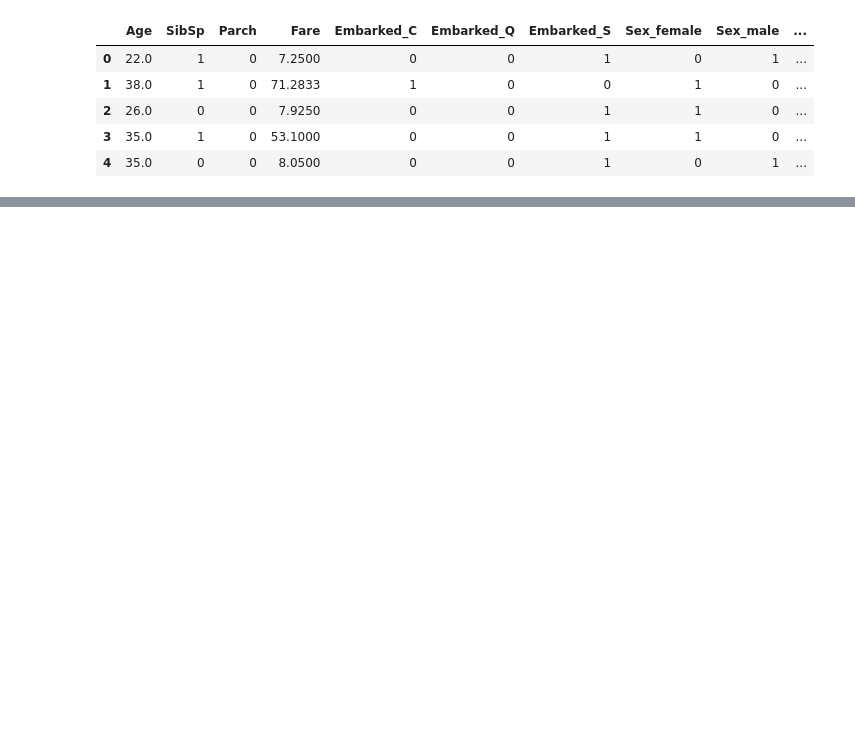
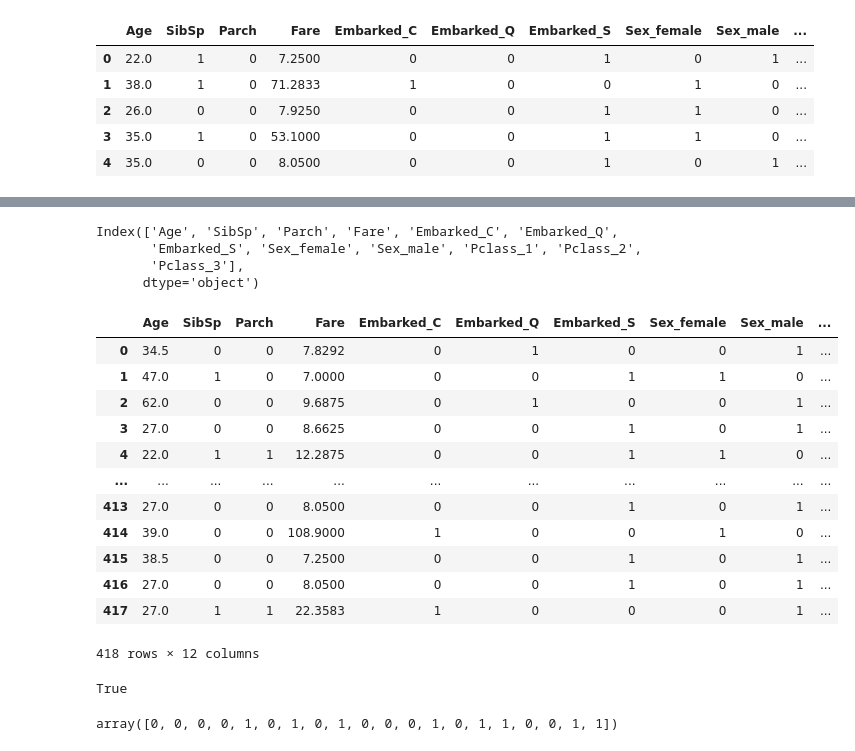
Before and after one commit to abhivadali13/titanic-ML, a Jupyter notebook: titanic_script.ipynb, the cells around one changed output, grey strips where cells are left out. Cells and saved outputs as stored; diff of their text form; code cells hidden in the pictures; blank space fills up the shorter version.

Commit message:
preprocessed test dataset, made predictions using logistic regression, created submission file

```diff
--- a/titanic_script.ipynb
+++ b/titanic_script.ipynb
@@ -709,0 +726,5 @@ df_test.head()
+# %%
+#filling in the missing values for the Age column with the median Age (we won't be using the Cabin column)
+#filling in the missing values for the Fare column with the mean Fare
+df_test['Age'].fillna(df_test['Age'].median(), inplace=True)
+df_test['Fare'].fillna(df_test['Fare'].mean(), inplace=True)
@@ -710,2 +752,11 @@ df_test.head()
 # %%
 #one hot encoding the features in the test dataset to mimic the X_train dataset
+test_embarked_one_hot = pd.get_dummies(df_test['Embarked'], prefix = 'Embarked')
+test_sex_one_hot = pd.get_dummies(df_test['Sex'], prefix = 'Sex')
+test_pclass_one_hot = pd.get_dummies(df_test['Pclass'], prefix = 'Pclass')
+# %%
+#combining the one hot encoded features with the original test dataset
+df_test = pd.concat([df_test,
+                  test_embarked_one_hot,
+                  test_sex_one_hot,
+                  test_pclass_one_hot], axis=1)
@@ -711,0 +773,26 @@ df_test.head()
+# %%
+#creating an array with the columns from X_train that are desired
+targeted_test_columns = X_train.columns
+targeted_test_columns
+# %% [output]
+Index(['Age', 'SibSp', 'Parch', 'Fare', 'Embarked_C', 'Embarked_Q',
+       'Embarked_S', 'Sex_female', 'Sex_male', 'Pclass_1', 'Pclass_2',
+       'Pclass_3'],
+      dtype='object')
+# %%
+#viewing the test dataframe with only the selected feature
+df_test[targeted_test_columns]
+# %% [output]
+|  | Age | SibSp | Parch | Fare | Embarked_C | Embarked_Q | Embarked_S | Sex_female | Sex_male | ... |
+| 0 | 34.5 | 0 | 0 | 7.8292 | 0 | 1 | 0 | 0 | 1 | ... |
+| 1 | 47.0 | 1 | 0 | 7.0000 | 0 | 0 | 1 | 1 | 0 | ... |
+| 2 | 62.0 | 0 | 0 | 9.6875 | 0 | 1 | 0 | 0 | 1 | ... |
+| 3 | 27.0 | 0 | 0 | 8.6625 | 0 | 0 | 1 | 0 | 1 | ... |
+| 4 | 22.0 | 1 | 1 | 12.2875 | 0 | 0 | 1 | 1 | 0 | ... |
+| ... | ... | ... | ... | ... | ... | ... | ... | ... | ... | ... |
+| 413 | 27.0 | 0 | 0 | 8.0500 | 0 | 0 | 1 | 0 | 1 | ... |
+| 414 | 39.0 | 0 | 0 | 108.9000 | 1 | 0 | 0 | 1 | 0 | ... |
+| 415 | 38.5 | 0 | 0 | 7.2500 | 0 | 0 | 1 | 0 | 1 | ... |
+| 416 | 27.0 | 0 | 0 | 8.0500 | 0 | 0 | 1 | 0 | 1 | ... |
+| 417 | 27.0 | 1 | 1 | 22.3583 | 1 | 0 | 0 | 0 | 1 | ... |
+418 rows × 12 columns
@@ -711,0 +804,10 @@ df_test.head()
+# %%
+#checking if the test_predictions array is the same length as the test dataset
+len(test_predictions) == len(df_test)
+# %% [output]
+True
+# %%
+#viewing part of the predictions array
+test_predictions[:20]
+# %% [output]
+array([0, 0, 0, 0, 1, 0, 1, 0, 1, 0, 0, 0, 1, 0, 1, 1, 0, 0, 1, 1])
```
Also changed, not shown: parts of 26 cells of this notebook.
